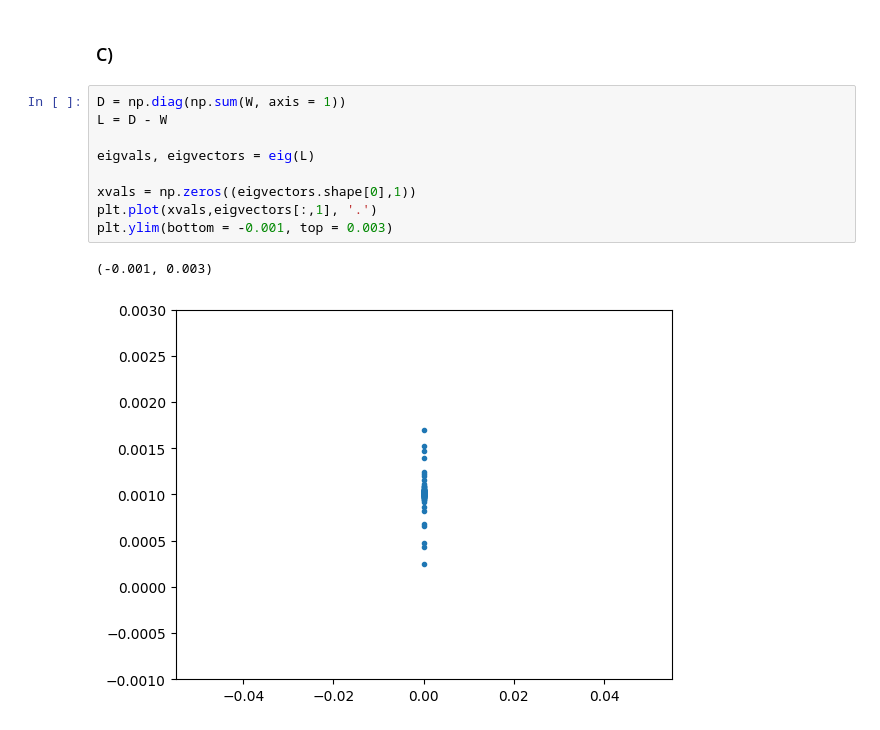
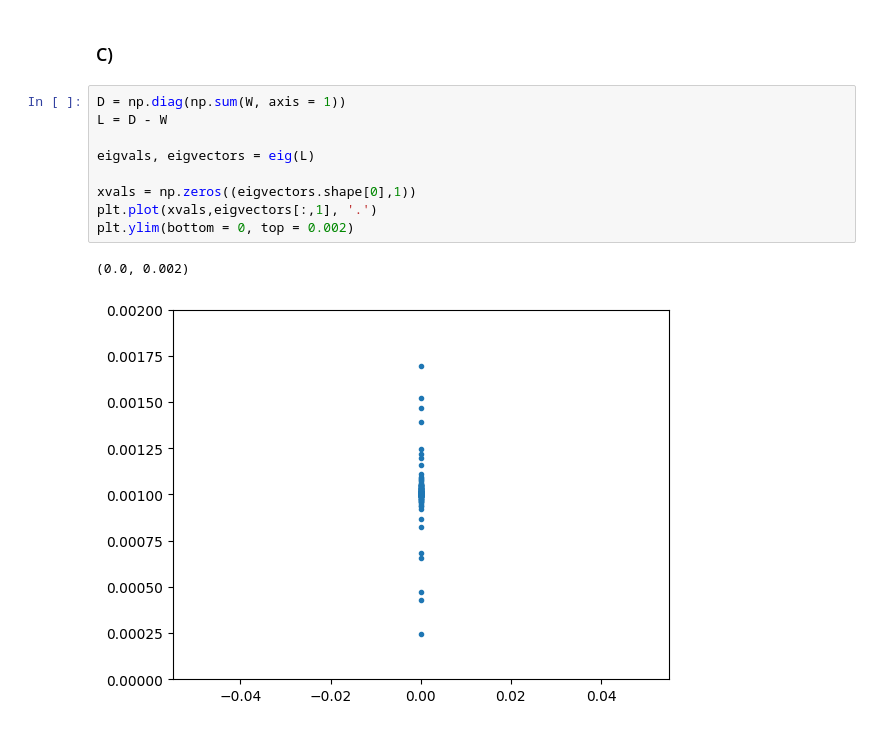
Before and after one commit to dahnlund/SF2526-Lab2, a Jupyter notebook: ex4.ipynb, the cells around one changed output. Drawn from its saved outputs; the diff is of its cells as text.

```diff
--- a/ex4.ipynb
+++ b/ex4.ipynb
@@ -159,12 +159,12 @@ Elapsed time fast version: 0.04 seconds
 # %%
 D = np.diag(np.sum(W, axis = 1))
 L = D - W
 
 eigvals, eigvectors = eig(L)
 
 xvals = np.zeros((eigvectors.shape[0],1))
 plt.plot(xvals,eigvectors[:,1], '.')
-plt.ylim(bottom = -0.001, top = 0.003)
+plt.ylim(bottom = 0, top = 0.002)
 # %% [output]
-(-0.001, 0.003)
+(0.0, 0.002)
-[figure, old version]
+[figure, new version]
```
Also changed, not shown: parts of 4 cells of this notebook.
